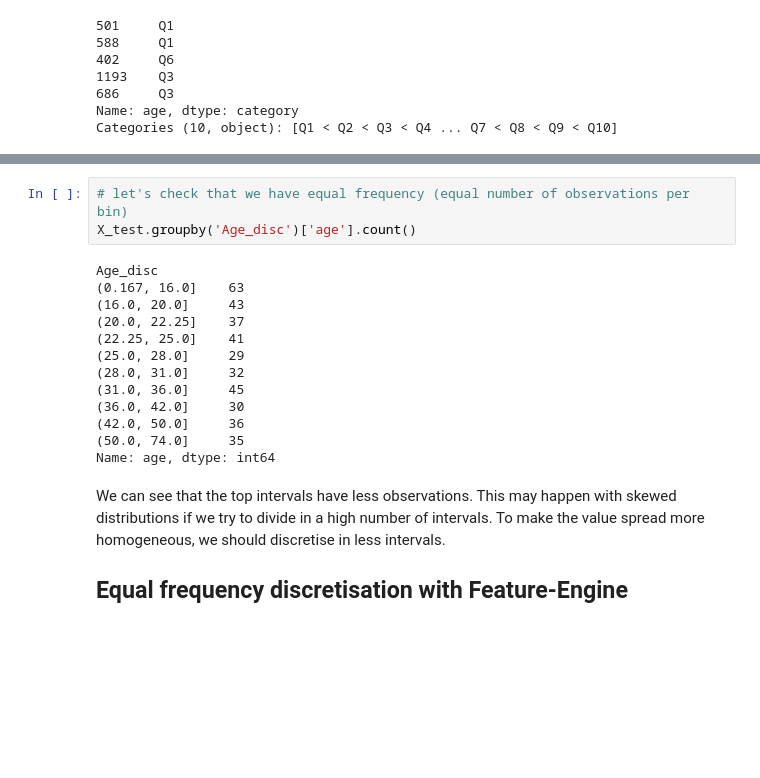
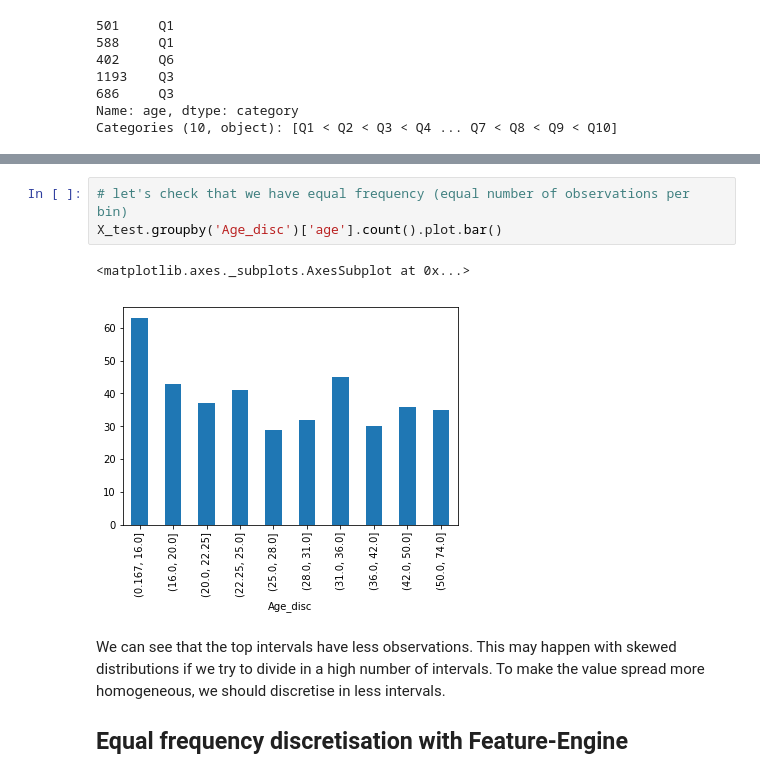
Before and after one commit to solegalli/feature-engineering-for-machine-learning, a Jupyter notebook: Section-08-Discretisation/08.02-Equal-frequency-discretisation.ipynb, the cells around one changed output, grey strips where cells are left out. Saved outputs shown, nothing was run; the diff lists cells and outputs as text; blank space fills up the shorter version.

```diff
--- a/Section-08-Discretisation/08.02-Equal-frequency-discretisation.ipynb
+++ b/Section-08-Discretisation/08.02-Equal-frequency-discretisation.ipynb
@@ -213,19 +218,9 @@ X_test.head()
 # %%
 # let's check that we have equal frequency (equal number of observations per bin)
-X_test.groupby('Age_disc')['age'].count()
+X_test.groupby('Age_disc')['age'].count().plot.bar()
 # %% [output]
-Age_disc
-(0.167, 16.0]    63
-(16.0, 20.0]     43
-(20.0, 22.25]    37
-(22.25, 25.0]    41
-(25.0, 28.0]     29
-(28.0, 31.0]     32
-(31.0, 36.0]     45
-(36.0, 42.0]     30
-(42.0, 50.0]     36
-(50.0, 74.0]     35
-Name: age, dtype: int64
+<matplotlib.axes._subplots.AxesSubplot at 0x...>
+[figure, added]
 # %% [markdown]
 We can see that the top intervals have less observations. This may happen with skewed distributions if we try to divide in a high number of intervals. To make the value spread  more homogeneous, we should discretise in less intervals.
 
```
Also changed, not shown: parts of 2 cells of this notebook, 22 other files.
